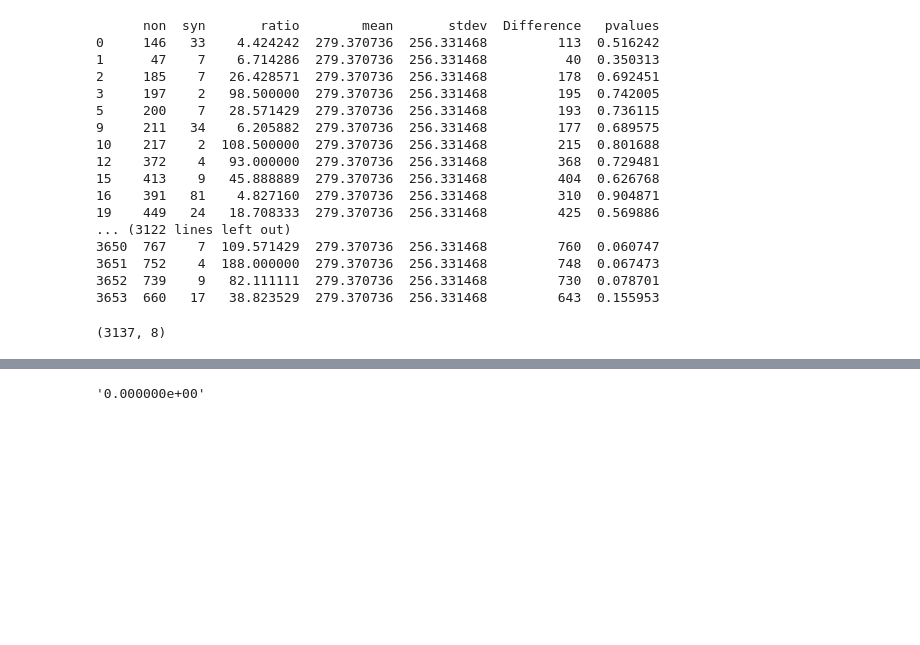
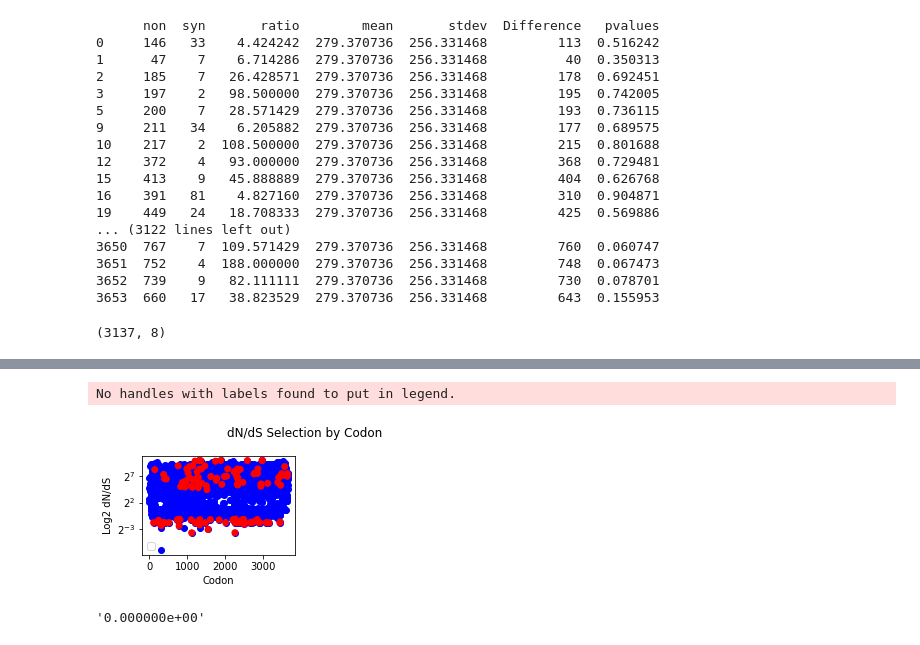
Before and after one commit to GemechuM1/qbb2020-answers, a Jupyter notebook: QuantLabHomework/Assignment4/Assinment4_code.ipynb, the cells around one changed output, grey strips where cells are left out. Drawn from its saved outputs; the diff is of its cells as text; code cells hidden in the pictures; blank space fills up the shorter version.

```diff
--- a/QuantLabHomework/Assignment4/Assinment4_code.ipynb
+++ b/QuantLabHomework/Assignment4/Assinment4_code.ipynb
@@ -252,3 +251,24 @@ No handles with labels found to put in legend.
+# %%
+plt.figure()
+plt.suptitle('dN/dS Selection by Codon')
+
+plt.subplot(221)
+colors = ['r' if pval < 0.025 else 'none' for pval in df3['pvalues']]
+plt.scatter(x = df3.index, y = df3['ratio'], color = 'blue')
+plt.yscale('log', base=2)
+
+plt.subplot(221)
+plt.scatter(x = df3.index, y = df3['ratio'], color = colors)
+
+plt.yscale('log', base=2)
+
+plt.xlabel('Codon')
+plt.ylabel('Log2 dN/dS')
+plt.legend()
+plt.show()
+# %% [output]
+No handles with labels found to put in legend.
+[figure, added]
 # %%
 import math
 z = /(std/math.sqrt(3654))
```
Also changed, not shown: parts of 2 cells of this notebook.
